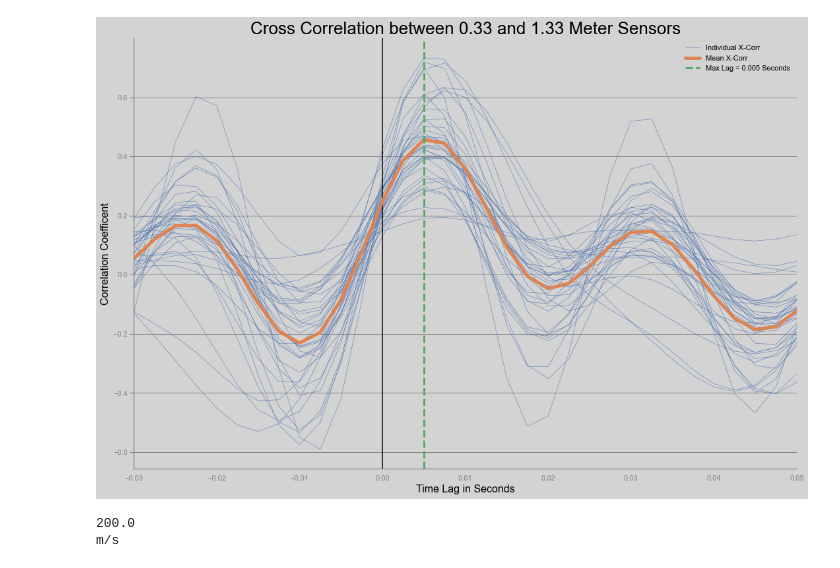
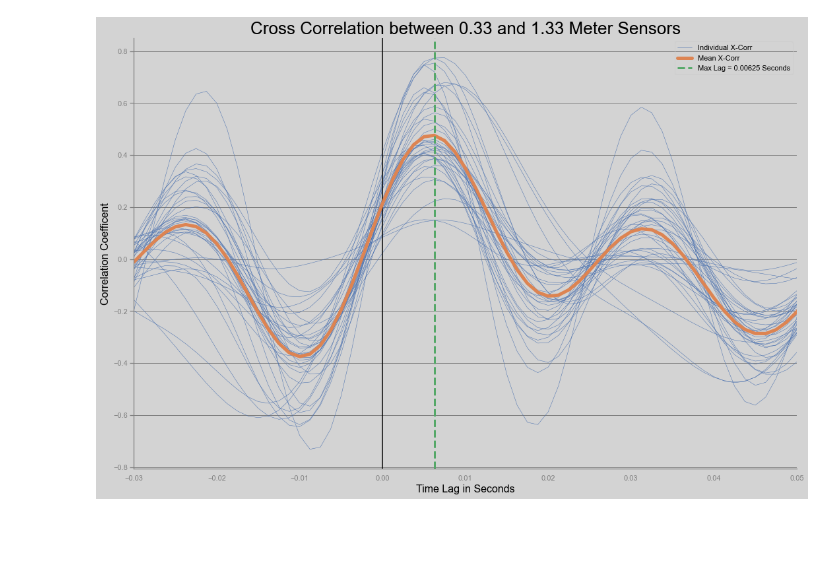
Before and after one commit to ZachHoppinen/infrasound-snow-attenuation, a Jupyter notebook: src/speed_correlograms/correlograms.ipynb, the cells around one changed output. Cells and saved outputs as stored; diff of their text form; code cells hidden in the pictures; blank space fills up the shorter version.

```diff
--- a/src/speed_correlograms/correlograms.ipynb
+++ b/src/speed_correlograms/correlograms.ipynb
@@ -9,13 +10,3 @@ from correlate import norm_correlate
 
 with open('/Users/zachkeskinen/Documents/infrasound/data/eq_sigs.pkl', 'rb') as f:
     sigs = pickle.load(f)
-# %%
-from scipy.interpolate import CubicSpline
-
-x = np.linspace(0, 10, 20)
-xs = np.linspace(0, 10, 100)
-y = np.sin(x)
-cs = CubicSpline(x, y)
-plt.plot(xs,cs(xs), label = 'cubic')
-plt.plot(x,y)
-plt.legend()
@@ -25,19 +12,0 @@ plt.legend()
-# %%
-f, ax = plt.subplots(figsize = (12,8))
-for i, t in enumerate(sigs.keys()):
-    a = sigs[t][1.33].values.ravel()
-    b = sigs[t][0.33].values.ravel()
-    c, l = norm_correlate(a, b )
-    l = l/200
-    if i == 0:
-        cs = c
-        ax.plot(l, c, color = 'C0', label = 'Individual X-Corr')
-    else:
-        cs = cs + c
-        ax.plot(l, c, color = 'C0')
-ax.set_xlim(-0.01, 0.05)
-ax.axvline(0, color = 'black')
-ax.plot(l, cs/i, color = 'C1', linewidth = 5, label = 'Mean X-Corr')
-ax.legend()
-plt.title('Cross Correlation between 0.33 and 1.33 Meter Sensors')
-plt.xlabel('Time Lag in Seconds')
@@ -86,39 +52,33 @@ f, ax = plt.subplots()
 for i, t in enumerate(sigs.keys()):
     a = sigs[t][1.33].values.ravel()
     b = sigs[t][0.33].values.ravel()
 
     cs = CubicSpline(np.linspace(0, len(a), len(a)), a)
-    cs_xs = np.linspace(0, len(a), 2*len(a))
+    cs_xs = np.linspace(0, len(a), 4*len(a))
     a_cs = cs(cs_xs)
 
     cs = CubicSpline(np.linspace(0, len(a), len(a)), b)
     b_cs = cs(cs_xs)
 
     c, l = norm_correlate(a_cs, b_cs)
-    l = l/400
+    l = l/800
     if i == 0:
         corrs = c
         ax.plot(l, c, color = 'C0', label = 'Individual X-Corr', linewidth = 0.5)
     else:
         corrs = corrs + c
         ax.plot(l, c, color = 'C0', linewidth = 0.5)
 ax.set_xlim(-0.03, 0.05)
 ax.axvline(0, color = 'black')
 ax.plot(l, corrs/(i+1), color = 'C1', linewidth = 5, label = 'Mean X-Corr')
 plt.title('Cross Correlation between 0.33 and 1.33 Meter Sensors')
 ax.set_xlabel('Time Lag in Seconds')
 ax.set_ylabel('Correlation Coefficent')
 
 max_lag = l[np.argmax(corrs)]
 ax.axvline(max_lag, color = 'C2', linewidth = 3, label = f'Max Lag = {max_lag} Seconds', linestyle = 'dashed')
 
 ax.legend()
 plt.savefig(join('/Users/zachkeskinen/Documents/infrasound/figures/speeds', 'xcorr033_133.png'))
 # %% [output]
-[figure, old version]
+[figure, new version]
-# %%
-print(1/0.005)
-print("m/s")
-# %% [output]
-200.0
-m/s
```
Also changed, not shown: parts of 13 cells of this notebook, 22 other files.
